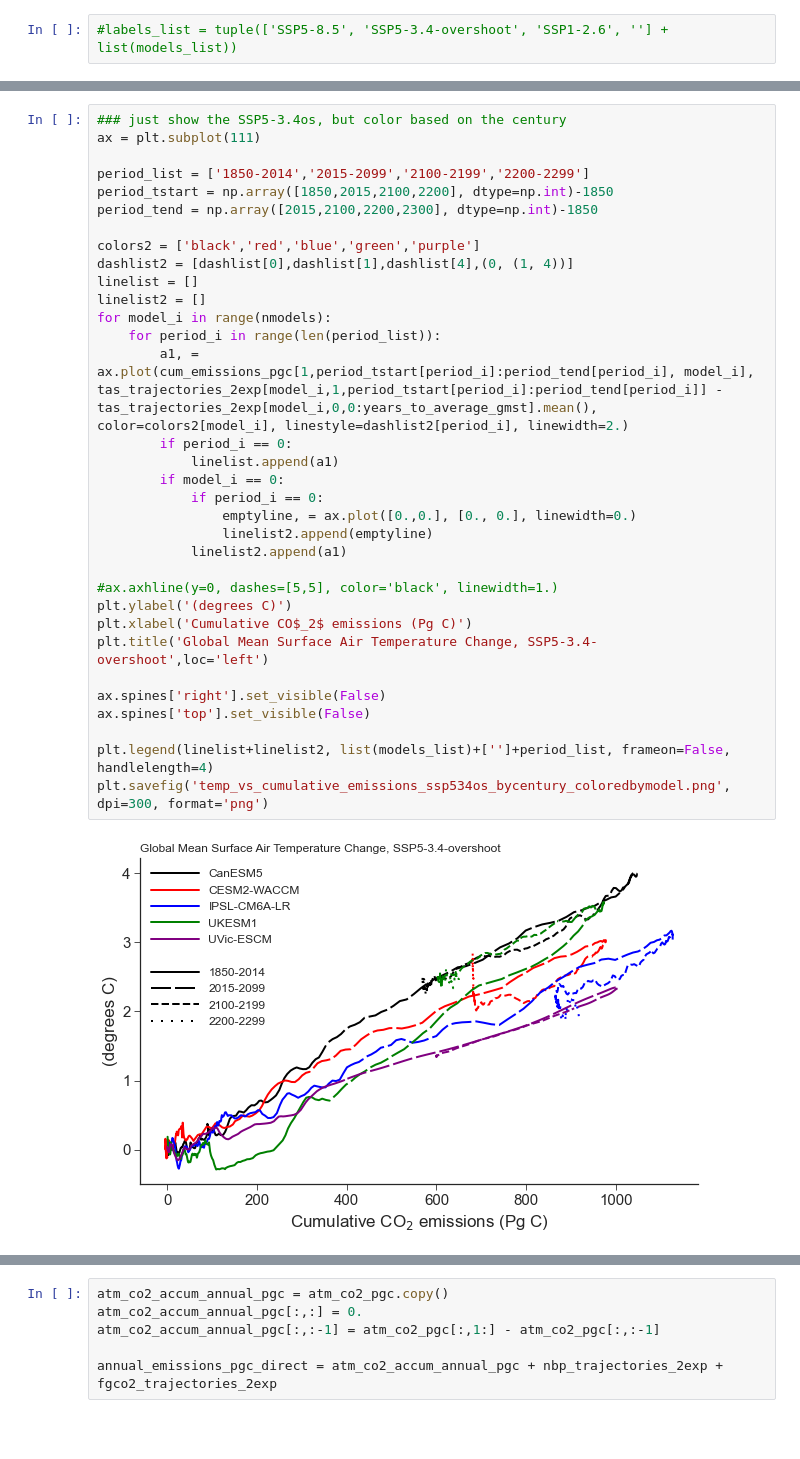
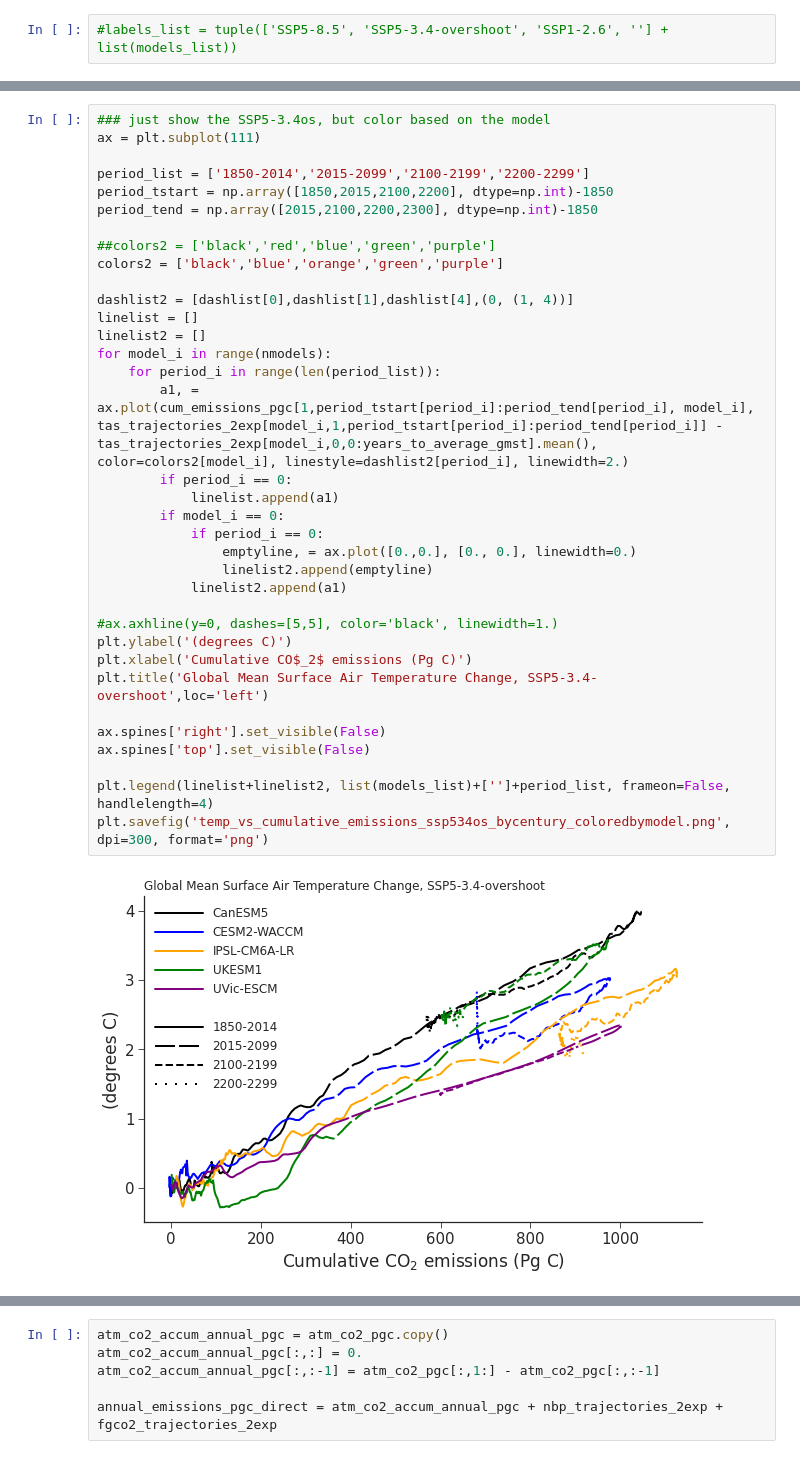
Before and after one commit to ckoven/longterm_carboncycle_three_ssps, a Jupyter notebook: longterm_carboncycle_withssp126.ipynb, the cells around one changed output, grey strips where cells are left out. Drawn from its saved outputs; the diff is of its cells as text; blank space fills up the shorter version.

```diff
--- a/longterm_carboncycle_withssp126.ipynb
+++ b/longterm_carboncycle_withssp126.ipynb
@@ -1859,35 +1863,37 @@ plt.savefig('temp_vs_cumulative_emissions_ssps_526os_126.png', dpi=300, format='
 # %%
-### just show the SSP5-3.4os, but color based on the century
+### just show the SSP5-3.4os, but color based on the model
 ax = plt.subplot(111)
 
 period_list = ['1850-2014','2015-2099','2100-2199','2200-2299']
 period_tstart = np.array([1850,2015,2100,2200], dtype=np.int)-1850
 period_tend = np.array([2015,2100,2200,2300], dtype=np.int)-1850
 
-colors2 = ['black','red','blue','green','purple']
+##colors2 = ['black','red','blue','green','purple']
+colors2 = ['black','blue','orange','green','purple']
+
 dashlist2 = [dashlist[0],dashlist[1],dashlist[4],(0, (1, 4))]
 linelist = []
 linelist2 = []
 for model_i in range(nmodels):
     for period_i in range(len(period_list)):
         a1, = ax.plot(cum_emissions_pgc[1,period_tstart[period_i]:period_tend[period_i], model_i], tas_trajectories_2exp[model_i,1,period_tstart[period_i]:period_tend[period_i]] - tas_trajectories_2exp[model_i,0,0:years_to_average_gmst].mean(), color=colors2[model_i], linestyle=dashlist2[period_i], linewidth=2.)
         if period_i == 0:
             linelist.append(a1)
         if model_i == 0:
             if period_i == 0:
                 emptyline, = ax.plot([0.,0.], [0., 0.], linewidth=0.)
                 linelist2.append(emptyline)
             linelist2.append(a1)
 
 #ax.axhline(y=0, dashes=[5,5], color='black', linewidth=1.)
 plt.ylabel('(degrees C)')
 plt.xlabel('Cumulative CO$_2$ emissions (Pg C)')
 plt.title('Global Mean Surface Air Temperature Change, SSP5-3.4-overshoot',loc='left')
 
 ax.spines['right'].set_visible(False)
 ax.spines['top'].set_visible(False)
 
 plt.legend(linelist+linelist2, list(models_list)+['']+period_list, frameon=False, handlelength=4)
 plt.savefig('temp_vs_cumulative_emissions_ssp534os_bycentury_coloredbymodel.png', dpi=300, format='png')
 # %% [output]
-[figure, old version]
+[figure, new version]
```
Also changed, not shown: parts of 55 cells of this notebook, 6 other files.
